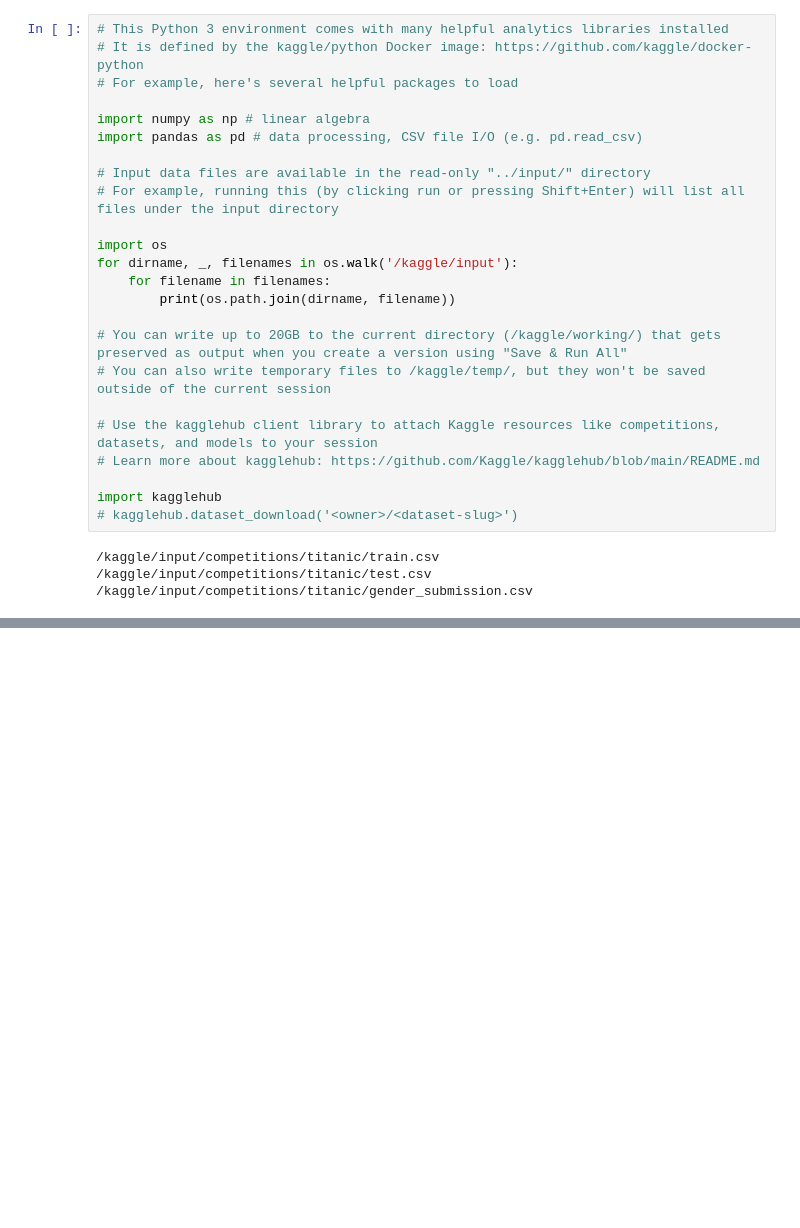
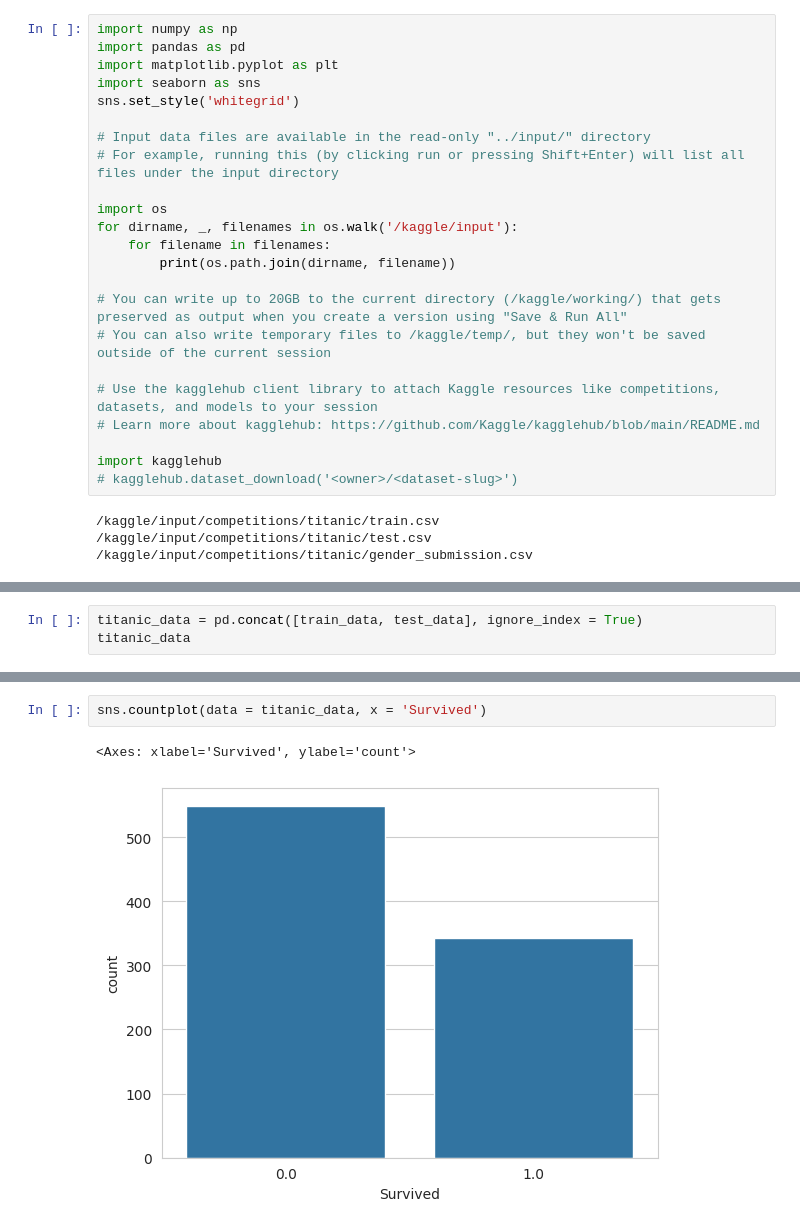
Before and after one commit to ernandeseliezer/Kagle-Titanic, a Jupyter notebook: titanic.ipynb, the cells around one changed output, grey strips where cells are left out. Drawn from its saved outputs; the diff is of its cells as text; blank space fills up the shorter version.

```diff
--- a/titanic.ipynb
+++ b/titanic.ipynb
@@ -1,10 +1,9 @@
 # %%
-# This Python 3 environment comes with many helpful analytics libraries installed
-# It is defined by the kaggle/python Docker image: https://github.com/kaggle/docker-python
-# For example, here's several helpful packages to load
-
-import numpy as np # linear algebra
-import pandas as pd # data processing, CSV file I/O (e.g. pd.read_csv)
+import numpy as np
+import pandas as pd
+import matplotlib.pyplot as plt
+import seaborn as sns
+sns.set_style('whitegrid')
 
 # Input data files are available in the read-only "../input/" directory
 # For example, running this (by clicking run or pressing Shift+Enter) will list all files under the input directory
@@ -48,0 +162,3 @@ test_data.head()
+# %%
+titanic_data = pd.concat([train_data, test_data], ignore_index = True)
+titanic_data
@@ -48,0 +250,5 @@ test_data.head()
+# %%
+sns.countplot(data = titanic_data, x = 'Survived')
+# %% [output]
+<Axes: xlabel='Survived', ylabel='count'>
+[figure, added]
```
Also changed, not shown: parts of 35 cells of this notebook.
